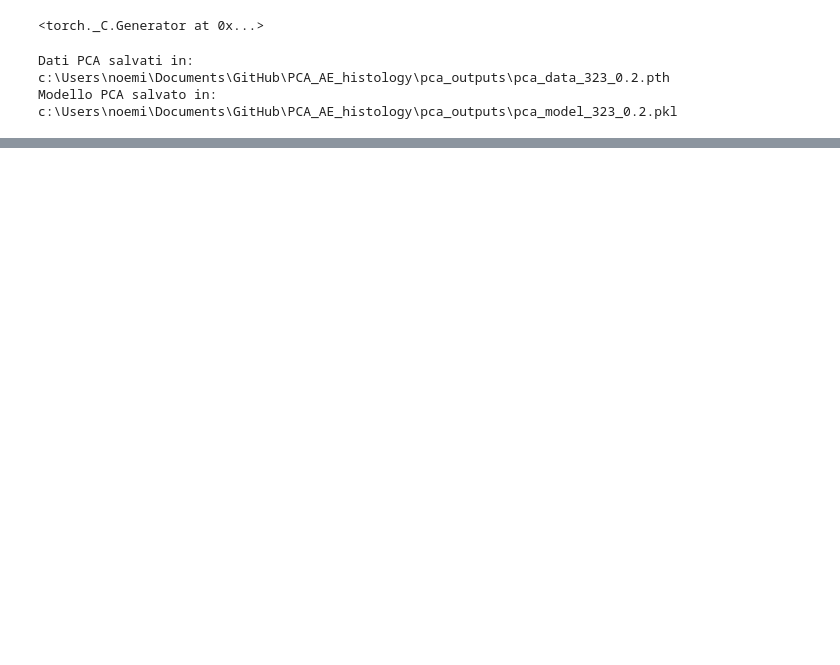
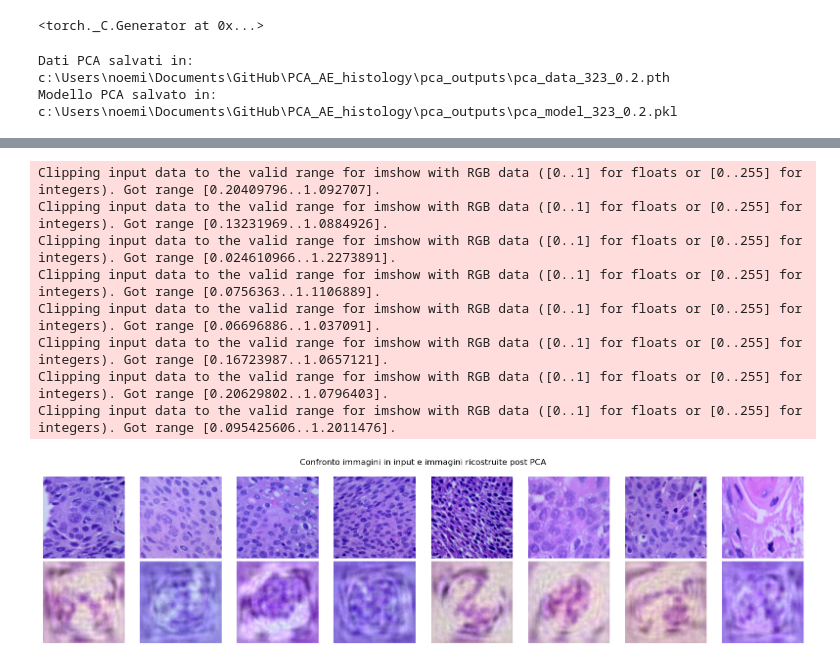
Before and after one commit to noemiaime/PCA_AE_histology, a Jupyter notebook: 3_PCA.ipynb, the cells around one changed output, grey strips where cells are left out. Cells and saved outputs as stored; diff of their text form; code cells hidden in the pictures; blank space fills up the shorter version.

```diff
--- a/3_PCA.ipynb
+++ b/3_PCA.ipynb
@@ -127,0 +194,23 @@ Modello PCA salvato in: c:\Users\noemi\Documents\GitHub\PCA_AE_histology\pca_out
+# %%
+# plot confronto
+fig, axes = plt.subplots(2, 8, figsize=(16, 4))
+for i in range(8):
+    axes[0, i].imshow(test_imgs_tensor[i].permute(1, 2, 0).numpy())
+    axes[0, i].axis("off")
+    axes[1, i].imshow(reconstructed_imgs[i].permute(1, 2, 0).numpy())
+    axes[1, i].axis("off")
+
+plt.suptitle("Confronto immagini in input e immagini ricostruite post PCA")
+plt.tight_layout()
+plt.savefig(os.path.join(output_folder, "reconstruction_examples.png"))
+plt.show()
+# %% [output]
+Clipping input data to the valid range for imshow with RGB data ([0..1] for floats or [0..255] for integers). Got range [0.20409796..1.092707].
+Clipping input data to the valid range for imshow with RGB data ([0..1] for floats or [0..255] for integers). Got range [0.13231969..1.0884926].
+Clipping input data to the valid range for imshow with RGB data ([0..1] for floats or [0..255] for integers). Got range [0.024610966..1.2273891].
+Clipping input data to the valid range for imshow with RGB data ([0..1] for floats or [0..255] for integers). Got range [0.0756363..1.1106889].
+Clipping input data to the valid range for imshow with RGB data ([0..1] for floats or [0..255] for integers). Got range [0.06696886..1.037091].
+Clipping input data to the valid range for imshow with RGB data ([0..1] for floats or [0..255] for integers). Got range [0.16723987..1.0657121].
+Clipping input data to the valid range for imshow with RGB data ([0..1] for floats or [0..255] for integers). Got range [0.20629802..1.0796403].
+Clipping input data to the valid range for imshow with RGB data ([0..1] for floats or [0..255] for integers). Got range [0.095425606..1.2011476].
+[figure, added]
```
Also changed, not shown: parts of 3 cells of this notebook, 22 other files.
